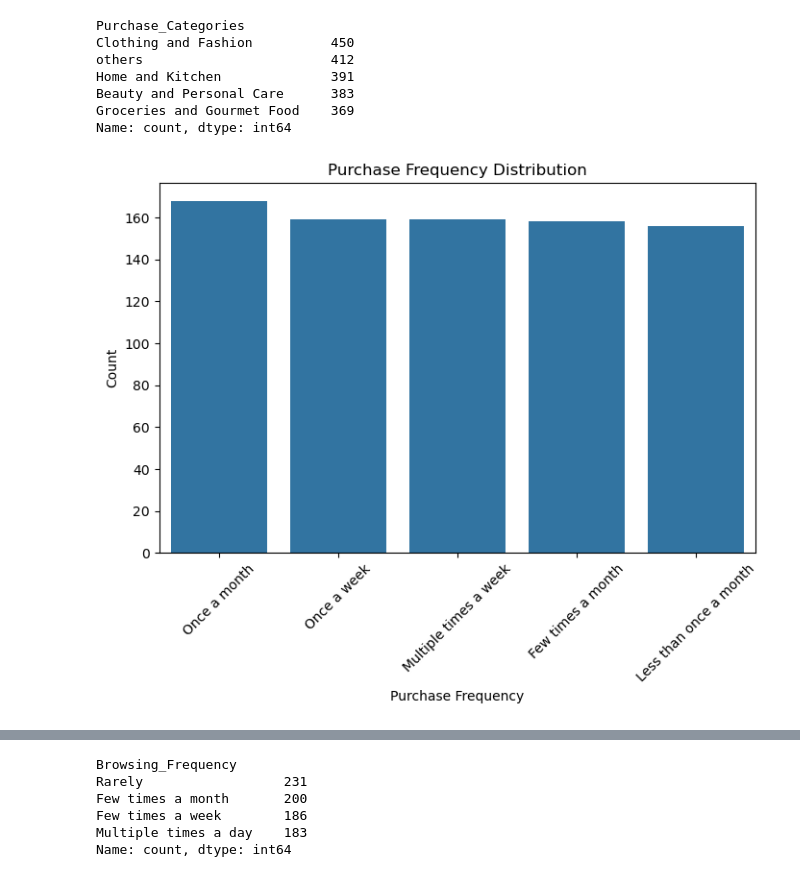
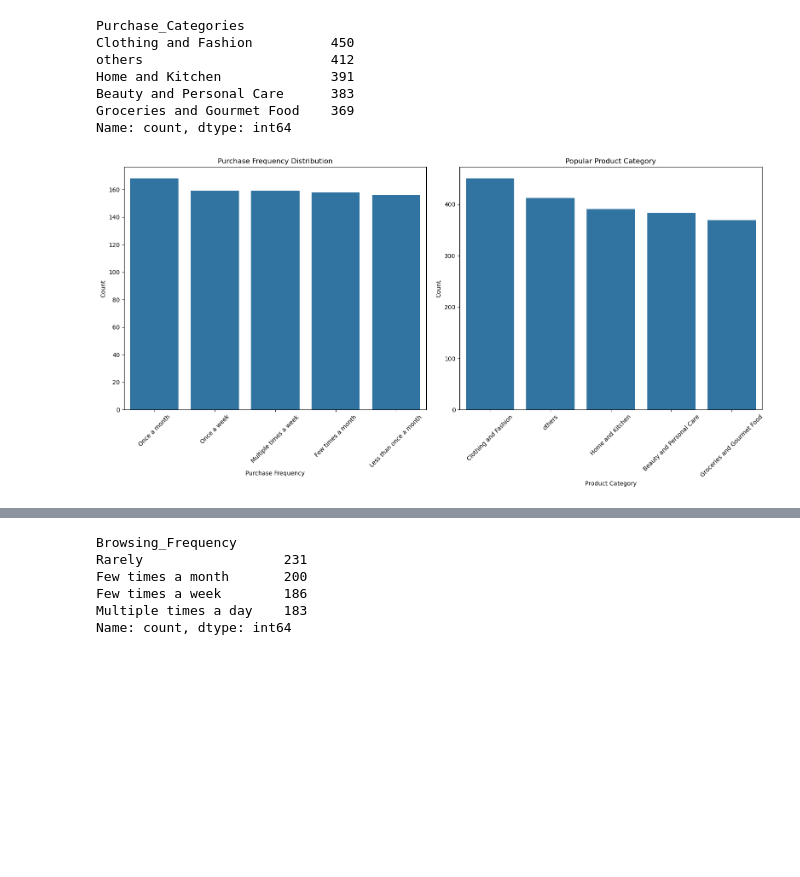
Before and after one commit to hchikhlonde14/Market-Basket-Analysis-for-Amazon, a Jupyter notebook: notebooks/MarketAnalysis.ipynb, the cells around one changed output, grey strips where cells are left out. Drawn from its saved outputs; the diff is of its cells as text; code cells hidden in the pictures; blank space fills up the shorter version.

Commit message:
Added Some Comments and Improved Visualisation

```diff
--- a/notebooks/MarketAnalysis.ipynb
+++ b/notebooks/MarketAnalysis.ipynb
@@ -258,18 +252,31 @@ Beauty and Personal Care      383
 Groceries and Gourmet Food    369
 Name: count, dtype: int64
 # %%
-plt.figure(figsize=(8,5))
-
+fig , ax = plt.subplots(1,2, figsize=(16,8))
+# Purchase Frequency Plot
 sns.countplot(
     x=df["Purchase_Frequency"],
-    order=df["Purchase_Frequency"].value_counts().index
+    order=df["Purchase_Frequency"].value_counts().index,
+    ax = ax[0]
 )
 
-plt.title("Purchase Frequency Distribution")
-plt.xlabel("Purchase Frequency")
-plt.ylabel("Count")
+ax[0].set_title("Purchase Frequency Distribution")
+ax[0].set_xlabel("Purchase Frequency")
+ax[0].set_ylabel("Count")
 
-plt.xticks(rotation= 45)
+ax[0].tick_params(axis='x', rotation=45)
+
+# Purchase Category Plot
+sns.countplot(
+    x=category_df["Purchase_Categories"],
+    order=category_df["Purchase_Categories"].value_counts().index ,
+    ax= ax[1]
+)
+ax[1].set_title("Popular Product Category")
+ax[1].set_xlabel("Product Category")
+ax[1].set_ylabel("Count")
+ax[1].tick_params(axis='x', rotation=45)
+plt.tight_layout()
 plt.show()
 # %% [output]
-[figure, old version]
+[figure, new version]
```
Also changed, not shown: parts of 20 cells of this notebook.
